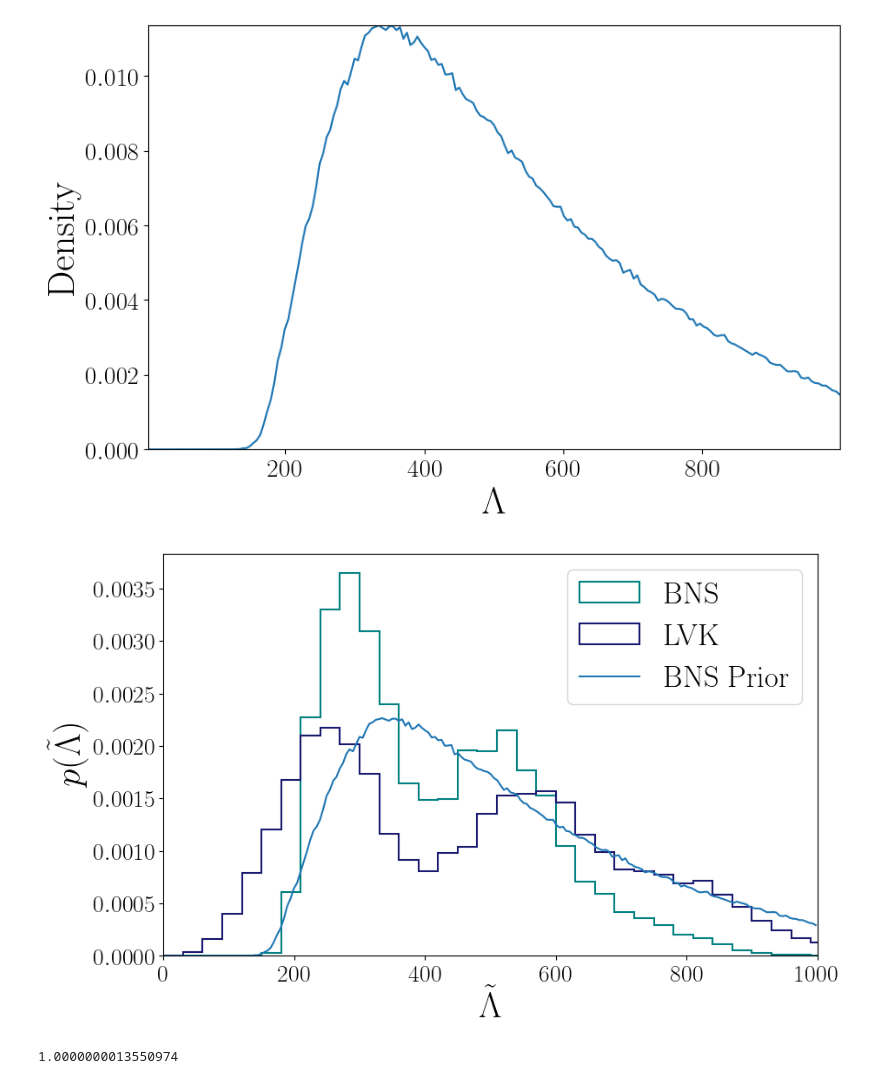
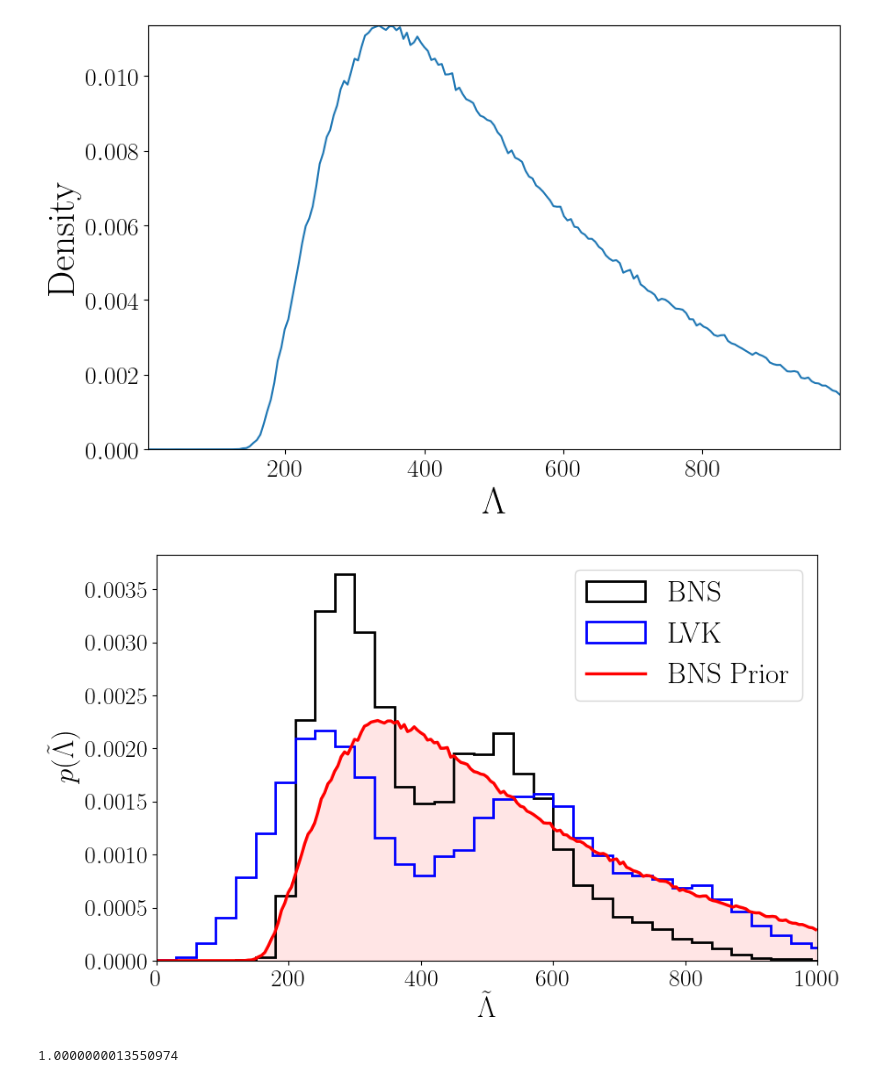
Before and after one commit to EckerChristian/MCLambdaBHNS, a Jupyter notebook: plotting_code/Fig_2_GW170817_lambda_tilde_with_prior.ipynb, the cells around one changed output. Drawn from its saved outputs; the diff is of its cells as text; code cells hidden in the pictures.

```diff
--- a/plotting_code/Fig_2_GW170817_lambda_tilde_with_prior.ipynb
+++ b/plotting_code/Fig_2_GW170817_lambda_tilde_with_prior.ipynb
@@ -64,40 +64,50 @@ Text(0.5, 0, '$\\Lambda$')
 # These have been extract from either the bilby result or a HDF5 file
 NSBH_samples = "GW170817_NSBH_posterior_samples.csv"
 BNS_samples = "GW170817_posterior_samples.csv"
 official_samples = "GW170817_official_posterior_samples.csv"
 
 
 BNS_df = pd.read_csv(BNS_samples)
 NSBH_df = pd.read_csv(NSBH_samples)
 official_df = pd.read_csv(official_samples)
 mass_BNS = BNS_df['chirp_mass_source'].tolist()
 tides_BNS = BNS_df['lambda_tilde'].tolist()
 mass_NSBH = NSBH_df['chirp_mass_source'].tolist()
 tides_NSBH = NSBH_df['lambda_tilde'].tolist()
 mass_official = official_df['chirp_mass_source'].tolist()
 tides_official = official_df['lambda_tilde'].tolist()
 
 
 
 binwidth=30
 
-plt.hist(tides_BNS, bins=range(0, 1000 + binwidth, binwidth),density=True,histtype='step',label='BNS',color='teal',linewidth=1.5)
-plt.hist(tides_official,bins=range(0, 5000 + binwidth, binwidth),density=True,histtype='step',label='LVK',color='midnightblue',linewidth=1.5)
+#plt.hist(tides_BNS, bins=range(0, 1000 + binwidth, binwidth),density=True,histtype='step',label='BNS',color='teal',linewidth=1.5)
+plt.hist(tides_BNS, bins=range(0, 1000 + binwidth, binwidth),density=True,histtype='step',label='BNS',color='black',linewidth=2.0)
+#plt.hist(tides_official,bins=range(0, 5000 + binwidth, binwidth),density=True,histtype='step',label='LVK',color='midnightblue',linewidth=1.5)
+plt.hist(tides_official,bins=range(0, 5000 + binwidth, binwidth),density=True,histtype='step',label='LVK',color='blue',linewidth=2.0)
+
+#bins=range(0, 5000 + binwidth, binwidth)
+#plt.fill_between(bins, tides_official, color='red', alpha=0.1)
+
 yy_normalized = yy / np.trapz(yy, tides_sort2)  # Normalize using the integral (area under curve = 1)
-plt.plot(tides_sort2, yy_normalized, label=' BNS Prior')
+
+#plt.plot(tides_sort2, yy_normalized, label=' BNS Prior')
+plt.plot(tides_sort2, yy_normalized, label=' BNS Prior', color='red',linewidth=2.5)
+plt.fill_between(tides_sort2, yy_normalized, color='red', alpha=0.1)
+
 
 # Fix the y ticks
 plt.gca().yaxis.set_major_formatter(ScalarFormatter(useMathText=True))
 plt.gca().yaxis.get_major_formatter().set_scientific(False)
-plt.xlabel(r'$\tilde{\Lambda}$')
-plt.ylabel(r'$p({\tilde{\Lambda}})$')
+plt.xlabel(r'$\tilde{\Lambda}$', fontsize=24)
+plt.ylabel(r'$p({\tilde{\Lambda}})$', fontsize=24)
 plt.xlim(0,1000)
-plt.legend()
+plt.legend(fontsize=24)
 plt.savefig('Fig_2_GW170817_lambda_tilde_posteriors_BNS.pdf',dpi=500,bbox_inches='tight')
 plt.show()
 plt.close()
 # %% [output]
-[figure, old version]
+[figure, new version]
 # %%
 # Define the NSBH prior
 # Read in the prior
```
Also changed, not shown: 2 other files.
